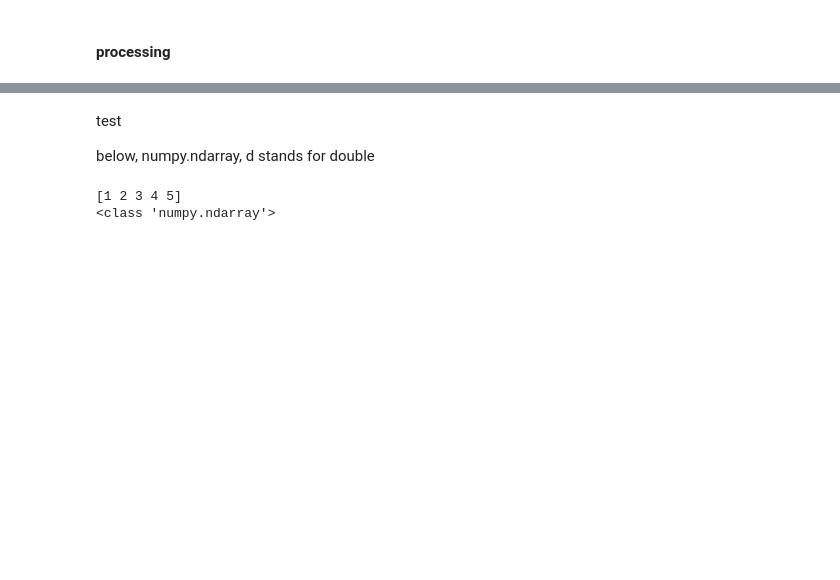
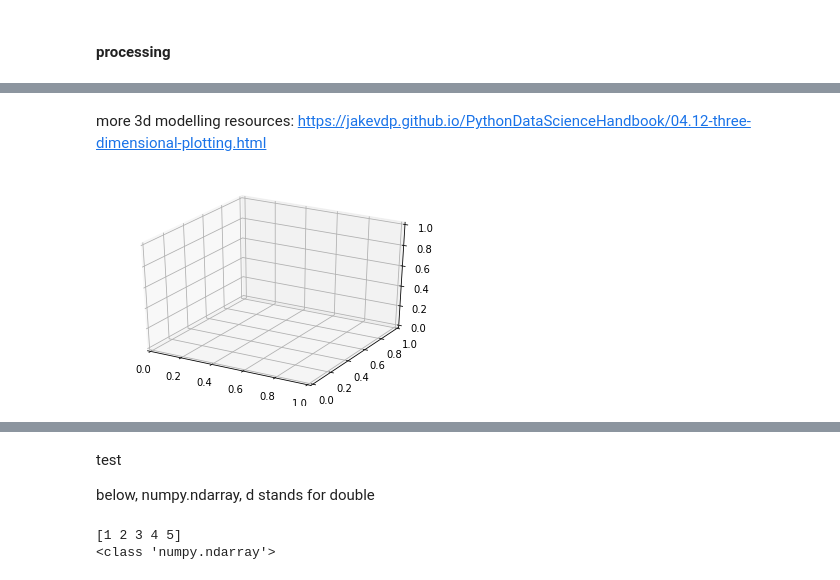
Before and after one commit to mon-neutrino/math-physicsy-stuff, a Jupyter notebook: physicsbeyond/L6/motion.ipynb, the cells around one changed output, grey strips where cells are left out. Cells and saved outputs as stored; diff of their text form; code cells hidden in the pictures; blank space fills up the shorter version.

```diff
--- a/physicsbeyond/L6/motion.ipynb
+++ b/physicsbeyond/L6/motion.ipynb
@@ -67,0 +178,8 @@ array([[0. , 0. ],
+# %% [markdown]
+more 3d modelling resources:
+https://jakevdp.github.io/PythonDataScienceHandbook/04.12-three-dimensional-plotting.html
+# %%
+fig = plt.figure()
+ax = plt.axes(projection='3d')
+# %% [output]
+[figure, added]
```
Also changed, not shown: parts of 23 cells of this notebook.
